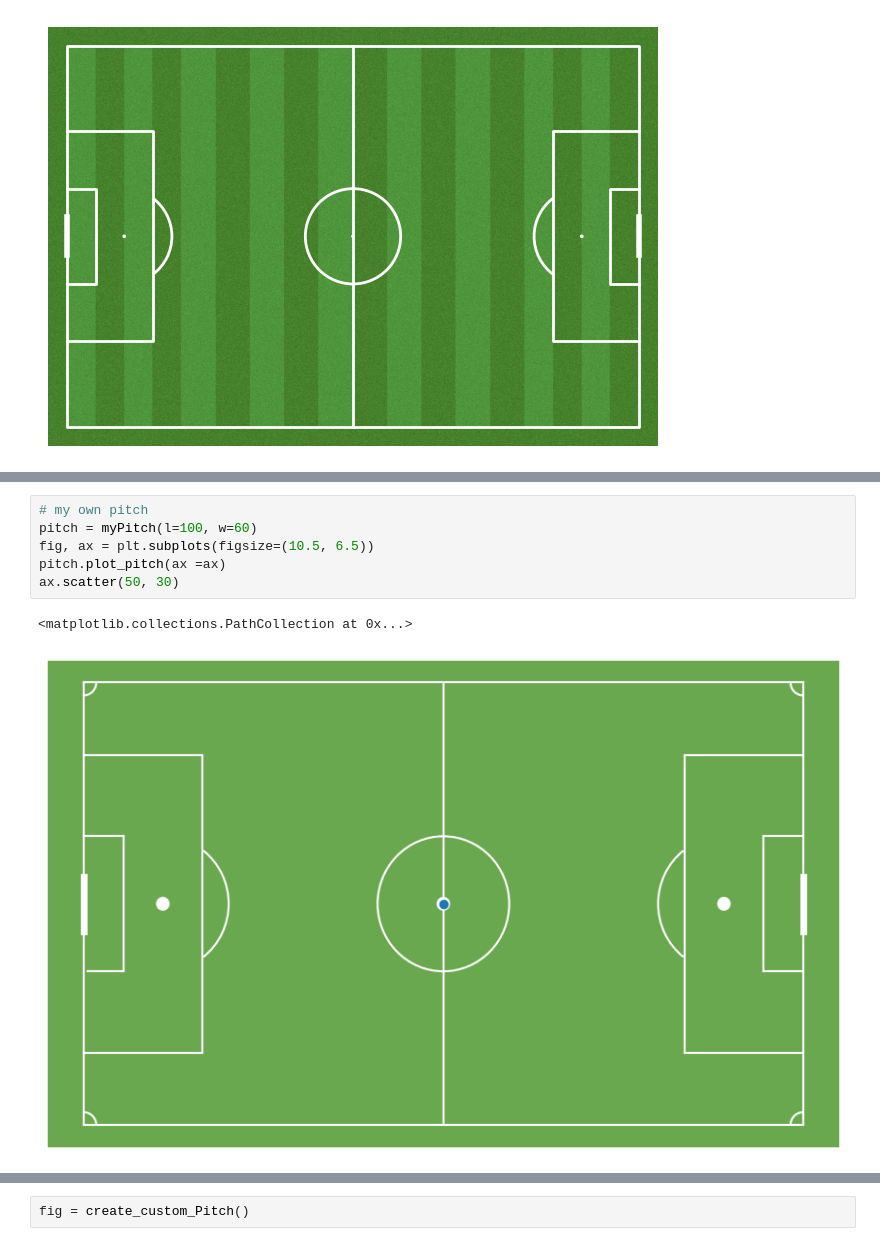
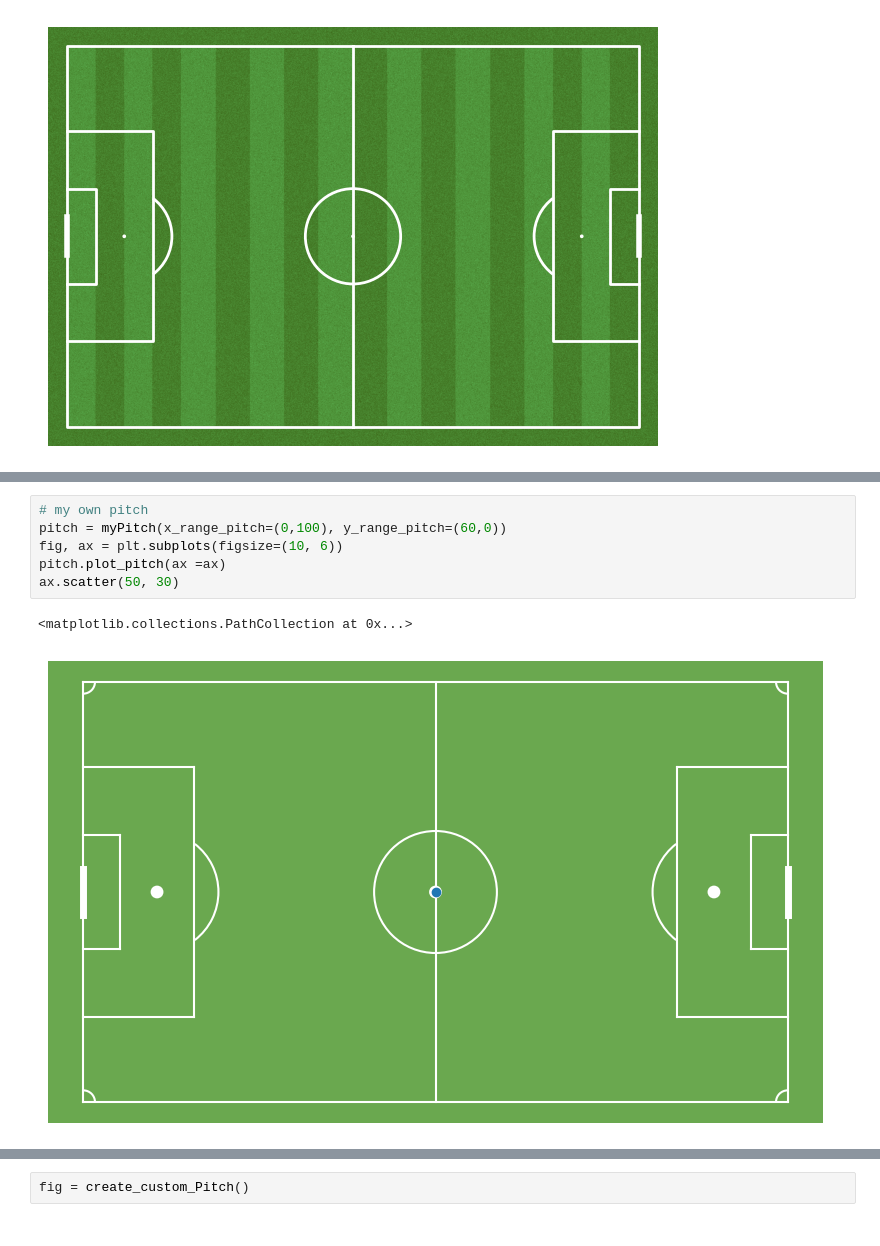
Before and after one commit to DavidB1999/My_Football_Analytics, a Jupyter notebook: Basics/Pitch/Pitches.ipynb, the cells around one changed output, grey strips where cells are left out. Saved outputs shown, nothing was run; the diff lists cells and outputs as text.

Commit message:
MyPitch scalable in all functions now

```diff
--- a/Basics/Pitch/Pitches.ipynb
+++ b/Basics/Pitch/Pitches.ipynb
@@ -54,12 +54,12 @@ ax.scatter(52.5, 32.5)
-# %%
-# my own pitch
-pitch = myPitch(l=100, w=60)
-fig, ax = plt.subplots(figsize=(10.5, 6.5))
-pitch.plot_pitch(ax =ax)
-ax.scatter(50, 30)
-# %% [output]
-<matplotlib.collections.PathCollection at 0x...>
-[figure, removed]
+# %%
+# my own pitch
+pitch = myPitch(x_range_pitch=(0,100), y_range_pitch=(60,0))
+fig, ax = plt.subplots(figsize=(10, 6))
+pitch.plot_pitch(ax =ax)
+ax.scatter(50, 30)
+# %% [output]
+<matplotlib.collections.PathCollection at 0x...>
+[figure, added]
 # %%
 pitchcol='#164826'
 pitch = myPitch(grasscol='#177013')
```
Also changed, not shown: parts of 6 cells of this notebook, 9 other files.
